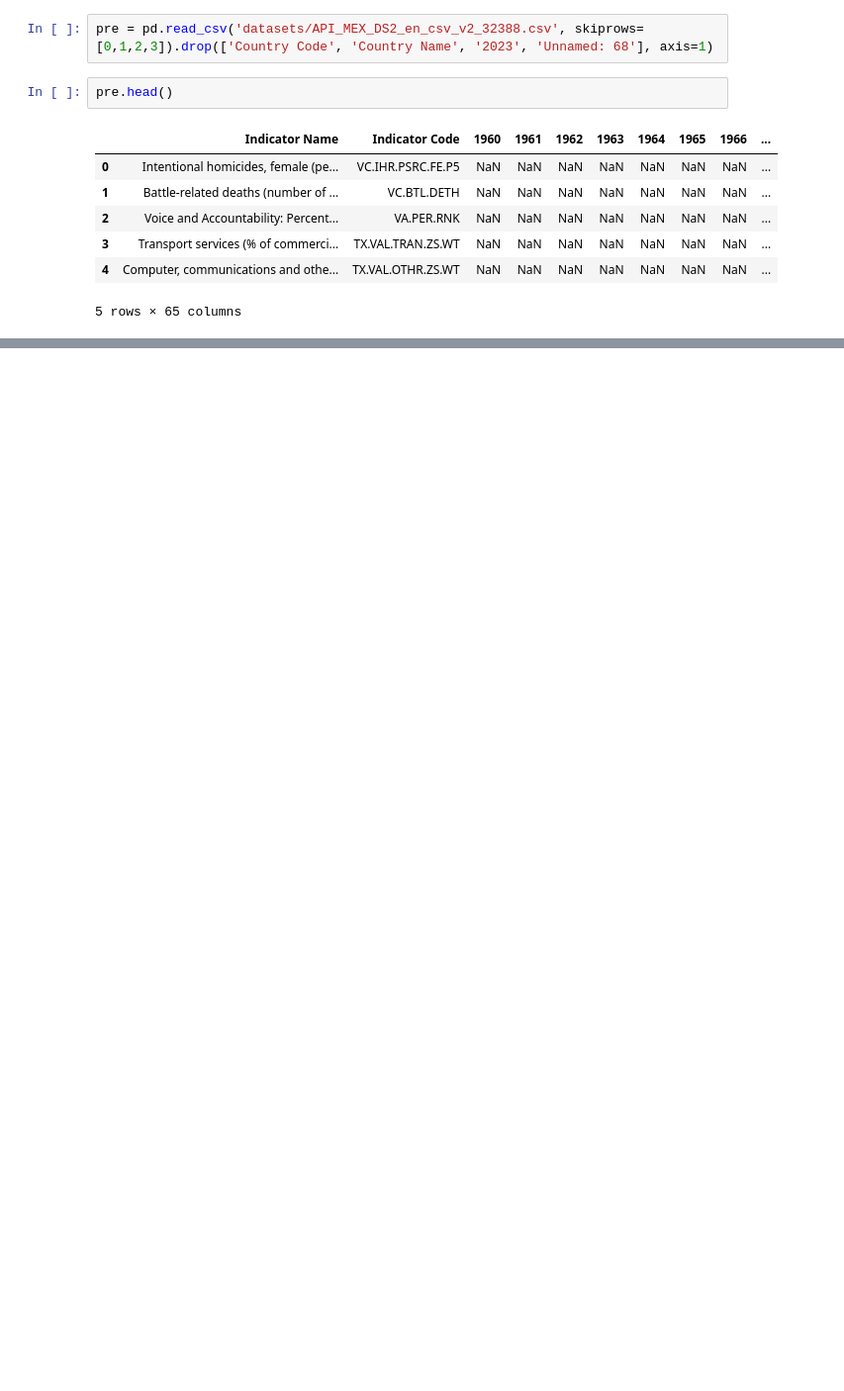
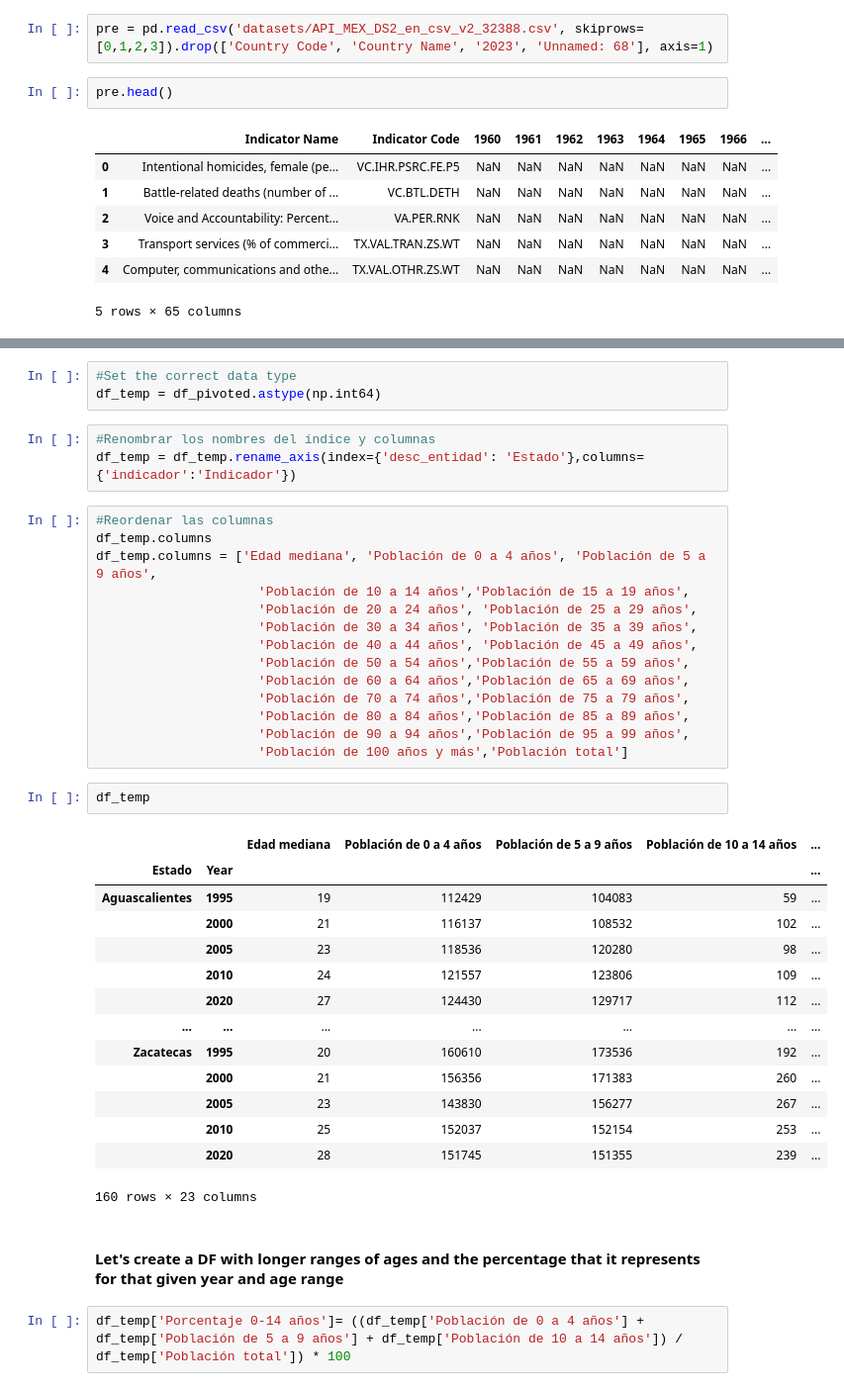
Before and after one commit to Mavedo/inegi, a Jupyter notebook: cleandata.ipynb, the cells around one changed output, grey strips where cells are left out. Shown at 99% size. Cells and saved outputs as stored; diff of their text form; blank space fills up the shorter version.

```diff
--- a/cleandata.ipynb
+++ b/cleandata.ipynb
@@ -108,0 +214,41 @@ pd.read_excel('datasets/estructura_00.xlsx')
+# %%
+#Set the correct data type
+df_temp = df_pivoted.astype(np.int64)
+# %%
+#Renombrar los nombres del índice y columnas
+df_temp = df_temp.rename_axis(index={'desc_entidad': 'Estado'},columns={'indicador':'Indicador'})
+# %%
+#Reordenar las columnas
+df_temp.columns
+df_temp.columns = ['Edad mediana', 'Población de 0 a 4 años', 'Población de 5 a 9 años',
+                     'Población de 10 a 14 años','Población de 15 a 19 años',
+                     'Población de 20 a 24 años', 'Población de 25 a 29 años',
+                     'Población de 30 a 34 años', 'Población de 35 a 39 años',
+                     'Población de 40 a 44 años', 'Población de 45 a 49 años',
+                     'Población de 50 a 54 años','Población de 55 a 59 años',
+                     'Población de 60 a 64 años','Población de 65 a 69 años',
+                     'Población de 70 a 74 años','Población de 75 a 79 años',
+                     'Población de 80 a 84 años','Población de 85 a 89 años',
+                     'Población de 90 a 94 años','Población de 95 a 99 años',
+                     'Población de 100 años y más','Población total']
+# %%
+df_temp
+# %% [output]
+|  |  | Edad mediana | Población de 0 a 4 años | Población de 5 a 9 años | Población de 10 a 14 años | ... |
+| Estado | Year |  |  |  |  | ... |
+| Aguascalientes | 1995 | 19 | 112429 | 104083 | 59 | ... |
+|  | 2000 | 21 | 116137 | 108532 | 102 | ... |
+|  | 2005 | 23 | 118536 | 120280 | 98 | ... |
+|  | 2010 | 24 | 121557 | 123806 | 109 | ... |
+|  | 2020 | 27 | 124430 | 129717 | 112 | ... |
+| ... | ... | ... | ... | ... | ... | ... |
+| Zacatecas | 1995 | 20 | 160610 | 173536 | 192 | ... |
+|  | 2000 | 21 | 156356 | 171383 | 260 | ... |
+|  | 2005 | 23 | 143830 | 156277 | 267 | ... |
+|  | 2010 | 25 | 152037 | 152154 | 253 | ... |
+|  | 2020 | 28 | 151745 | 151355 | 239 | ... |
+160 rows × 23 columns
+# %% [markdown]
+#### Let's create a DF with longer ranges of ages and the percentage that it represents for that given year and age range
+# %%
+df_temp['Porcentaje 0-14 años']= ((df_temp['Población de 0 a 4 años'] + df_temp['Población de 5 a 9 años'] + df_temp['Población de 10 a 14 años']) / df_temp['Población total']) * 100
```
Also changed, not shown: parts of 18 cells of this notebook.
